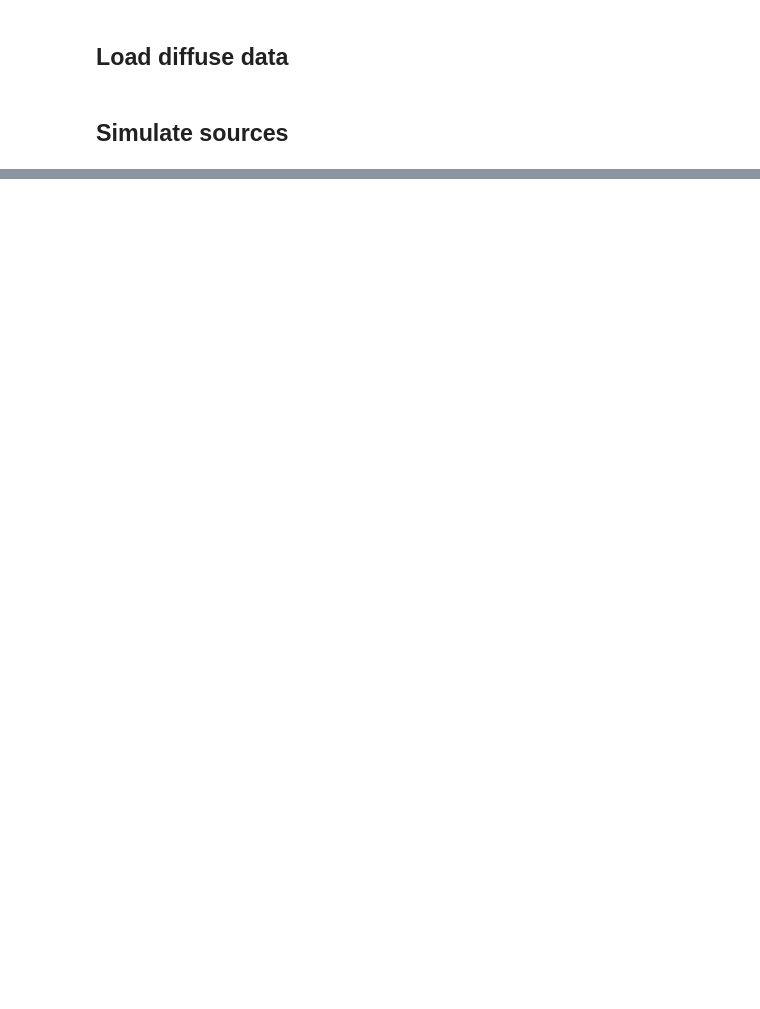
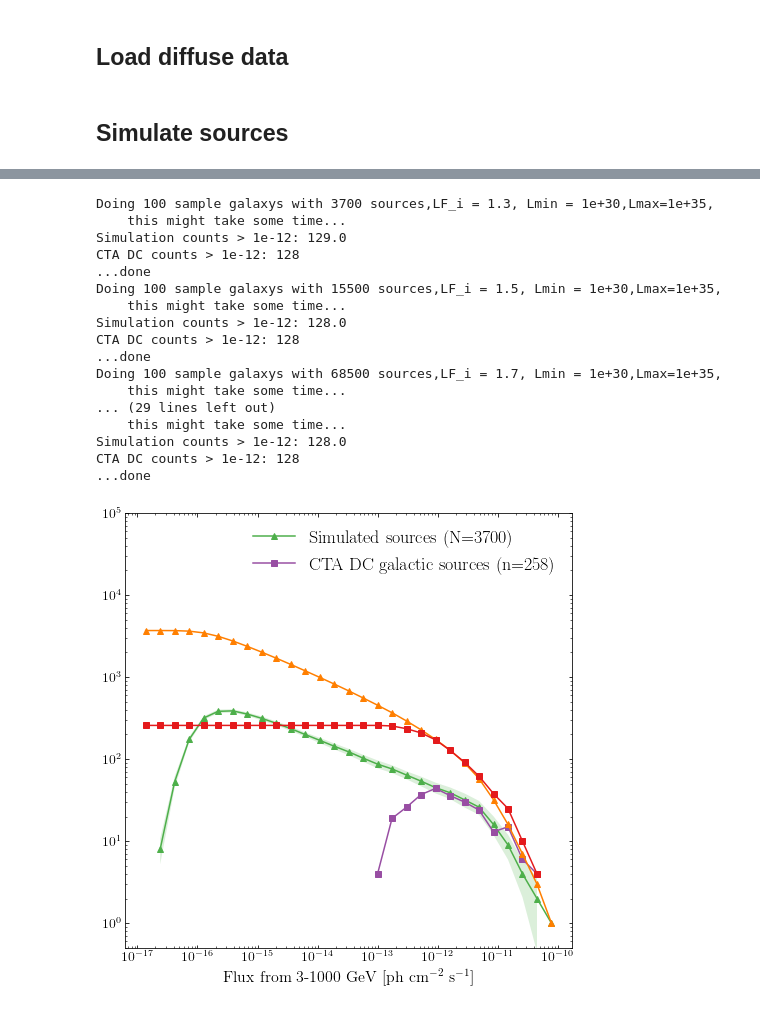
Before and after one commit to martp91/y-rays-UPS, a Jupyter notebook: CTA/sim_gamma_sources_CTA.ipynb, the cells around one changed output, grey strips where cells are left out. Saved outputs shown, nothing was run; the diff lists cells and outputs as text; code cells hidden in the pictures; blank space fills up the shorter version.

```diff
--- a/CTA/sim_gamma_sources_CTA.ipynb
+++ b/CTA/sim_gamma_sources_CTA.ipynb
@@ -648,0 +688,54 @@ CTA DC counts > 1e-12: 137
+# %%
+###Only SNR/spp/pwn population
+### Do several mock galaxies with different luminosity function/no. sources
+
+###These options showed to reproduce the number of sources at high flux
+
+frac_op = []
+std_frac_op = []
+lb_frac_TeV = []
+lb_frac_TeV_std = []
+
+
+
+# options = [(1900,1.2,1e30),(3700,1.3,1e30),(7300,1.4,1e30),(15500,1.5,1e30),(33000,1.6,1e30),
+#           (68000,1.7,1e30),(1200,1.2,1e31),(3000,1.4,1e31),(2800,1.4,1e31),(4800,1.5,1e31),
+#           (8400,1.6,1e31),(13500,1.7,1e31),(620,1.2,1e32),(850,1.3,1e32),(1100,1.4,1e32),(1500,1.5,1e32),
+#           (2100,1.6,1e32),(2900,1.7,1e32)]
+
+options = [(3700,1.3,1e30),(15500,1.5,1e30),(68500,1.7,1e30),(1800,1.3,1e31),(4800,1.5,1e31),
+          (13500,1.7,1e31),(850,1.3,1e32),(1500,1.5,1e32),(2900,1.7,1e32)]
+
+Lmax = 1e35
+for op in options:
+    N,a,Lmin = op
+
+    lb_frac,std_lb_frac,mp,lb_tev,lb_tev_std = ave_samples(100,Nsnr=N,LF_i_snr=a,
+                    Lmin_snr=Lmin,Lmax_snr=Lmax,
+                    plothist=True,printstatements=False,
+                   alpha=alp,beta=bet,H=H,
+                   hist_3fgl=hist_CTA,ft=1e-12,spectrum=spec_ave_CTA,cm=False)
+
+    frac_op.append(lb_frac)
+    std_frac_op.append(std_lb_frac)
+    lb_frac_TeV.append(lb_tev)
+    lb_frac_TeV_std.append(lb_tev_std)
+# %% [output]
+Doing 100 sample galaxys with 3700 sources,LF_i = 1.3, Lmin = 1e+30,Lmax=1e+35,
+    this might take some time...
+Simulation counts > 1e-12: 129.0
+CTA DC counts > 1e-12: 128
+...done
+Doing 100 sample galaxys with 15500 sources,LF_i = 1.5, Lmin = 1e+30,Lmax=1e+35,
+    this might take some time...
+Simulation counts > 1e-12: 128.0
+CTA DC counts > 1e-12: 128
+...done
+Doing 100 sample galaxys with 68500 sources,LF_i = 1.7, Lmin = 1e+30,Lmax=1e+35,
+    this might take some time...
+... (29 lines left out)
+    this might take some time...
+Simulation counts > 1e-12: 128.0
+CTA DC counts > 1e-12: 128
+...done
+[figure, added]
```
Also changed, not shown: parts of 12 cells of this notebook.
